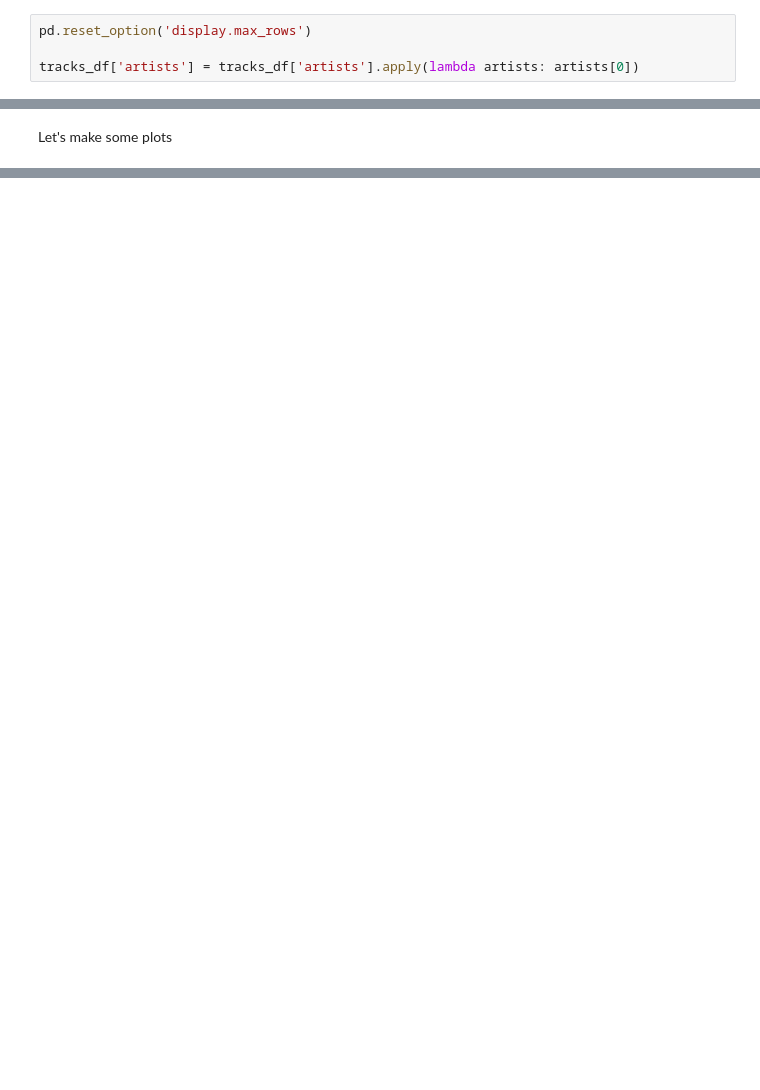
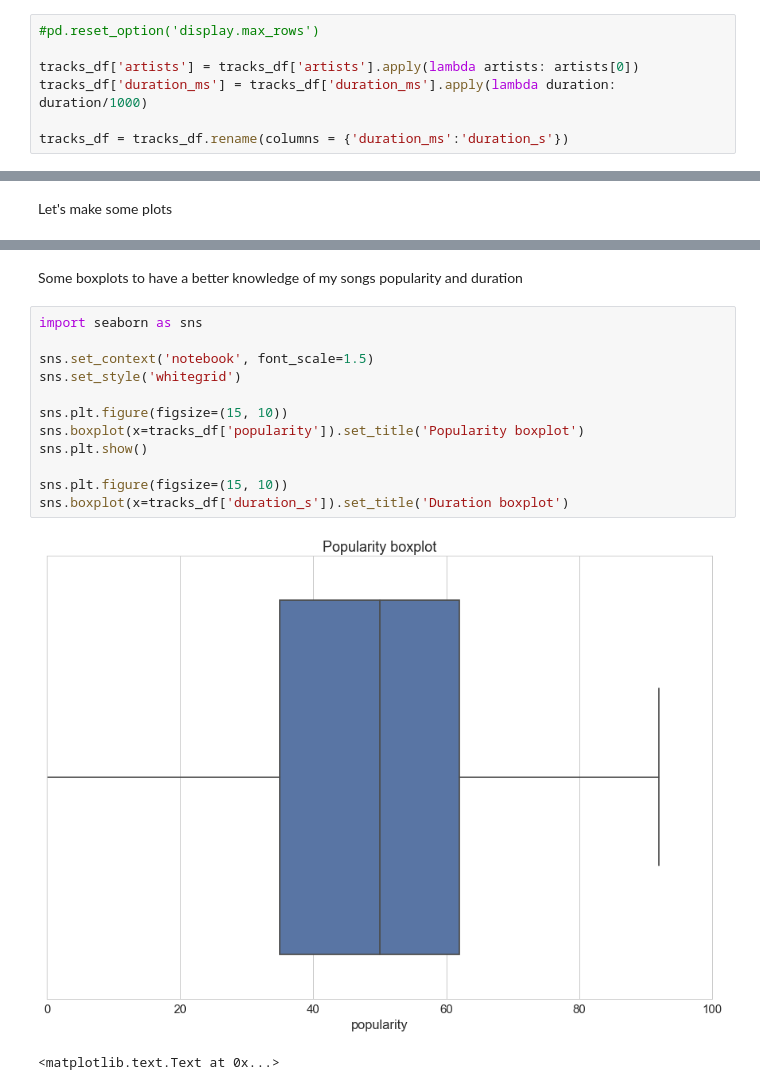
Before and after one commit to jvicentem/playing-around-with-spotify-api, a Jupyter notebook: playing-around-with-spotipy.ipynb, the cells around one changed output, grey strips where cells are left out. Drawn from its saved outputs; the diff is of its cells as text; blank space fills up the shorter version.

```diff
--- a/playing-around-with-spotipy.ipynb
+++ b/playing-around-with-spotipy.ipynb
@@ -90,4 +90,7 @@ In case there are more than one artists, I only care for the first one
 # %%
-pd.reset_option('display.max_rows')
+#pd.reset_option('display.max_rows')
 
 tracks_df['artists'] = tracks_df['artists'].apply(lambda artists: artists[0])
+tracks_df['duration_ms'] = tracks_df['duration_ms'].apply(lambda duration: duration/1000)
+
+tracks_df = tracks_df.rename(columns = {'duration_ms':'duration_s'})
@@ -133,0 +205,17 @@ Loading BokehJS ...
+# %% [markdown]
+Some boxplots to have a better knowledge of my songs popularity and duration
+# %%
+import seaborn as sns
+
+sns.set_context('notebook', font_scale=1.5)
+sns.set_style('whitegrid')
+
+sns.plt.figure(figsize=(15, 10))
+sns.boxplot(x=tracks_df['popularity']).set_title('Popularity boxplot')
+sns.plt.show()
+
+sns.plt.figure(figsize=(15, 10))
+sns.boxplot(x=tracks_df['duration_s']).set_title('Duration boxplot')
+# %% [output]
+[figure, added]
+<matplotlib.text.Text at 0x...>
```
Also changed, not shown: parts of 17 cells of this notebook.
